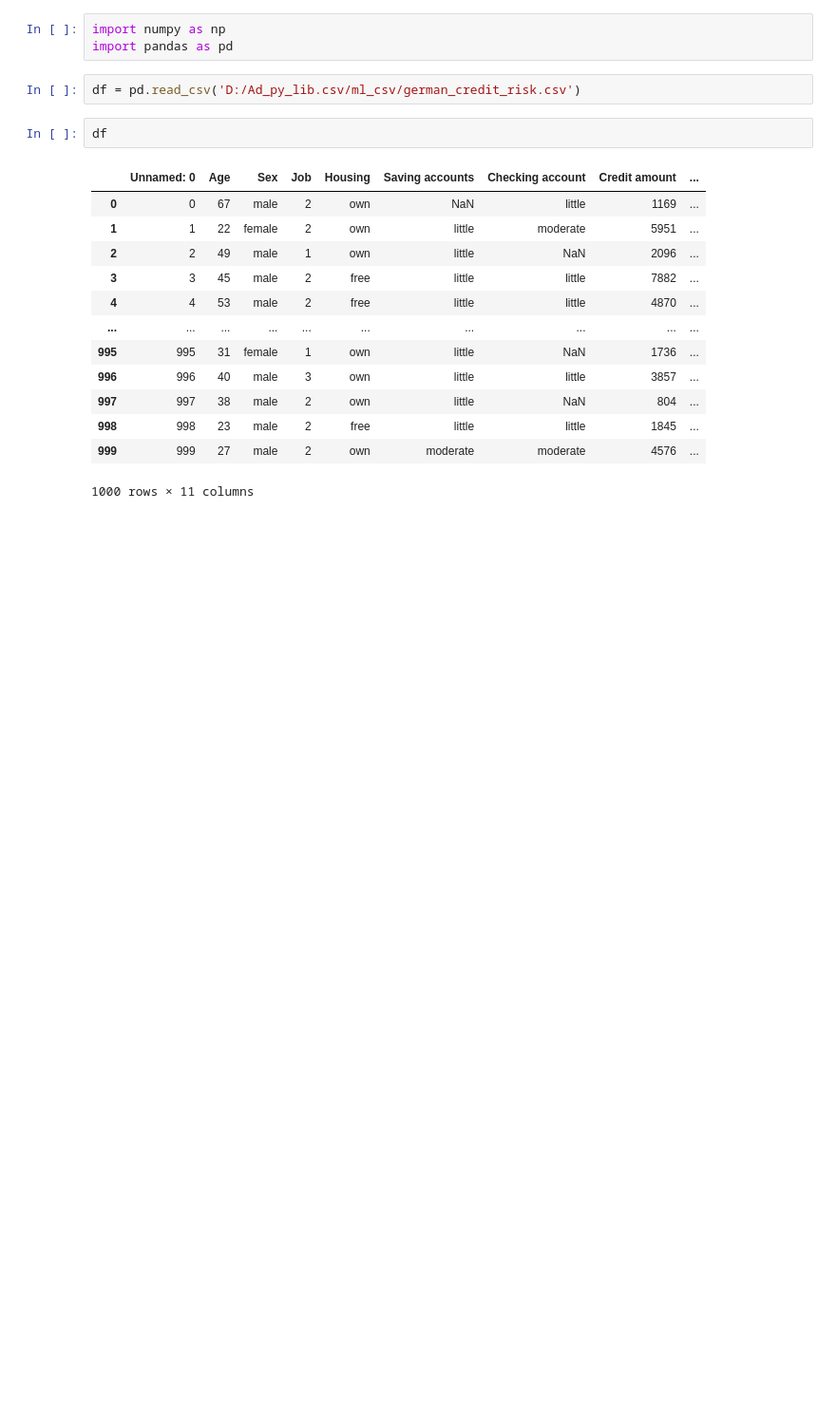
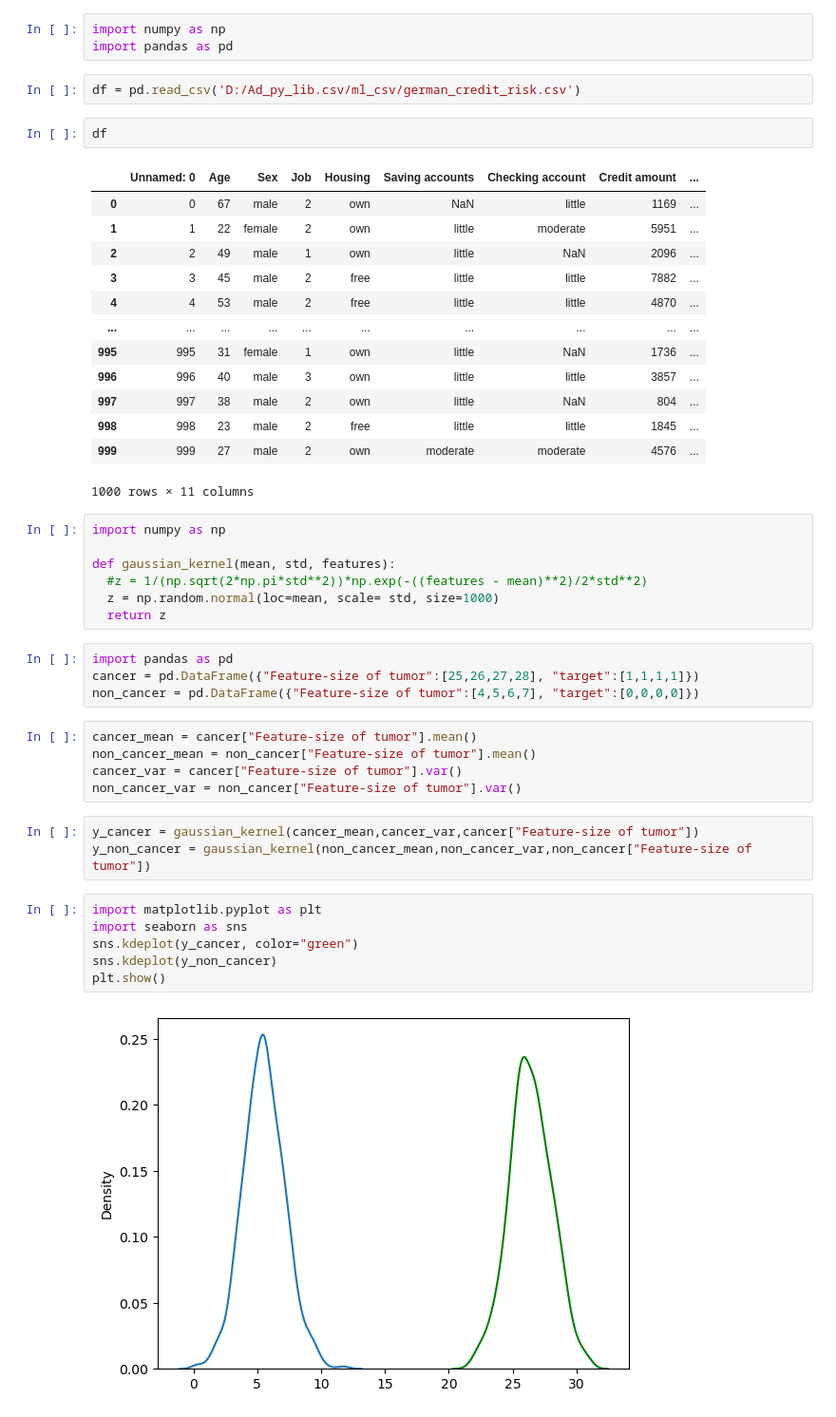
Before and after one commit to surajkr502/Machine_learning, a Jupyter notebook: supervised_ml.ipynb, the cells around one changed output. Shown at 95% size. Drawn from its saved outputs; the diff is of its cells as text; blank space fills up the shorter version.

```diff
--- a/supervised_ml.ipynb
+++ b/supervised_ml.ipynb
@@ -356,3 +356,30 @@ df
 | 998 | 998 | 23 | male | 2 | free | little | little | 1845 | ... |
 | 999 | 999 | 27 | male | 2 | own | moderate | moderate | 4576 | ... |
 1000 rows × 11 columns
+# %%
+import numpy as np
+
+def gaussian_kernel(mean, std, features):
+  #z = 1/(np.sqrt(2*np.pi*std**2))*np.exp(-((features - mean)**2)/2*std**2)
+  z = np.random.normal(loc=mean, scale= std, size=1000)
+  return z
+# %%
+import pandas as pd
+cancer = pd.DataFrame({"Feature-size of tumor":[25,26,27,28], "target":[1,1,1,1]})
+non_cancer = pd.DataFrame({"Feature-size of tumor":[4,5,6,7], "target":[0,0,0,0]})
+# %%
+cancer_mean = cancer["Feature-size of tumor"].mean()
+non_cancer_mean = non_cancer["Feature-size of tumor"].mean()
+cancer_var = cancer["Feature-size of tumor"].var()
+non_cancer_var = non_cancer["Feature-size of tumor"].var()
+# %%
+y_cancer = gaussian_kernel(cancer_mean,cancer_var,cancer["Feature-size of tumor"])
+y_non_cancer = gaussian_kernel(non_cancer_mean,non_cancer_var,non_cancer["Feature-size of tumor"])
+# %%
+import matplotlib.pyplot as plt
+import seaborn as sns
+sns.kdeplot(y_cancer, color="green")
+sns.kdeplot(y_non_cancer)
+plt.show()
+# %% [output]
+[figure, added]
```
